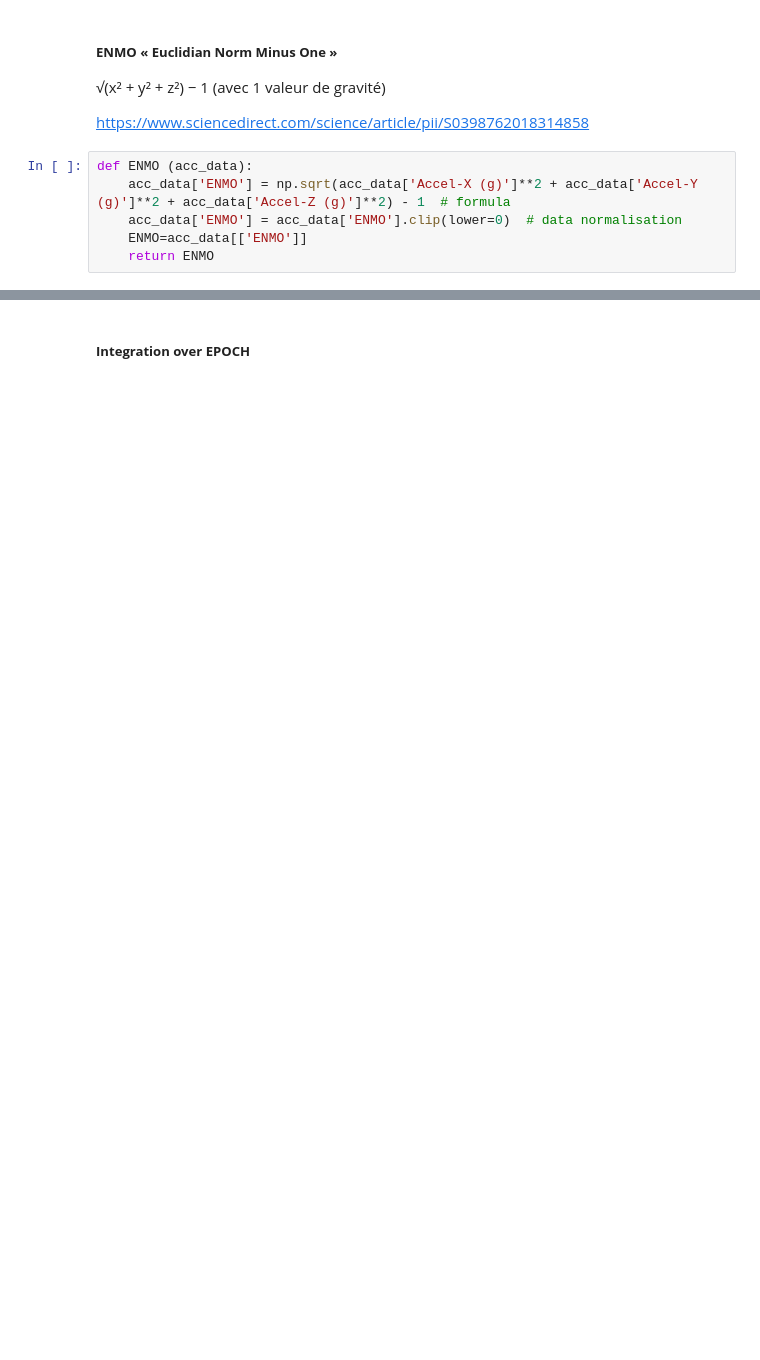
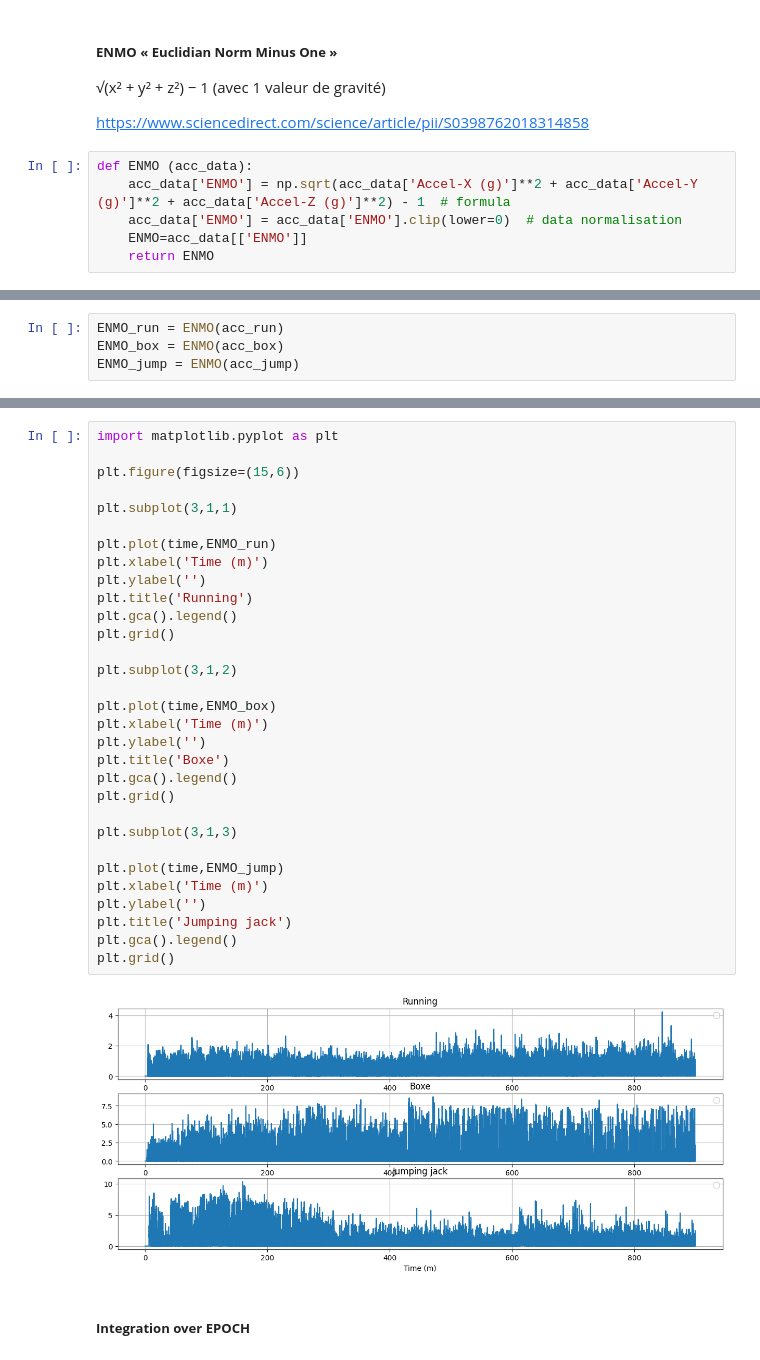
Before and after one commit to RachidatouOuattara/HAH913E-2024-physical-activity-analysis, a Jupyter notebook: Notebooks/AX3_project.ipynb, the cells around one changed output, grey strips where cells are left out. Cells and saved outputs as stored; diff of their text form; blank space fills up the shorter version.

Commit message:
ENMO et filtre

```diff
--- a/Notebooks/AX3_project.ipynb
+++ b/Notebooks/AX3_project.ipynb
@@ -110,0 +153,4 @@ plt.show()
+# %%
+ENMO_run = ENMO(acc_run)
+ENMO_box = ENMO(acc_box)
+ENMO_jump = ENMO(acc_jump)
@@ -111,2 +173,35 @@ plt.show()
+# %%
+import matplotlib.pyplot as plt
+
+plt.figure(figsize=(15,6))
+
+plt.subplot(3,1,1)
+
+plt.plot(time,ENMO_run)
+plt.xlabel('Time (m)')
+plt.ylabel('')
+plt.title('Running')
+plt.gca().legend()
+plt.grid()
+
+plt.subplot(3,1,2)
+
+plt.plot(time,ENMO_box)
+plt.xlabel('Time (m)')
+plt.ylabel('')
+plt.title('Boxe')
+plt.gca().legend()
+plt.grid()
+
+plt.subplot(3,1,3)
+
+plt.plot(time,ENMO_jump)
+plt.xlabel('Time (m)')
+plt.ylabel('')
+plt.title('Jumping jack')
+plt.gca().legend()
+plt.grid()
+# %% [output]
+[figure, added]
 # %% [markdown]
 ##### **Integration over EPOCH**
```
Also changed, not shown: parts of 16 cells of this notebook, 7 other files.
